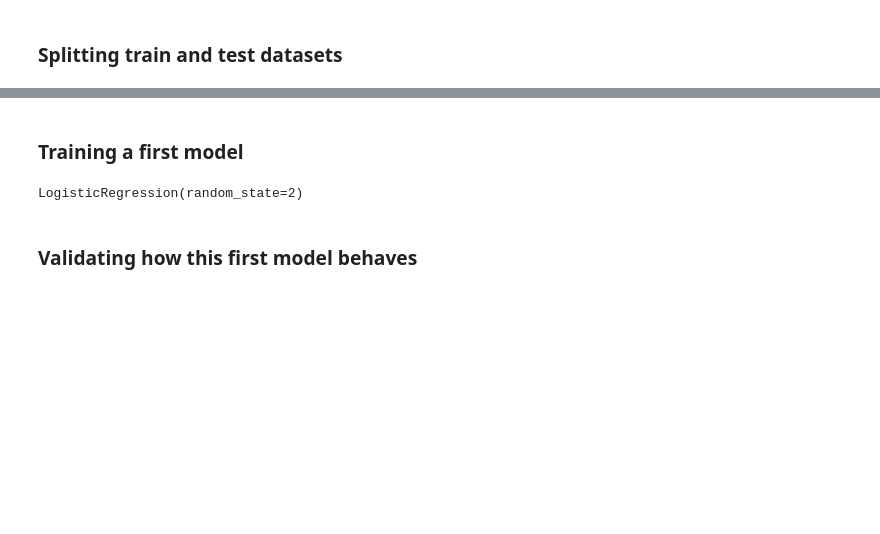
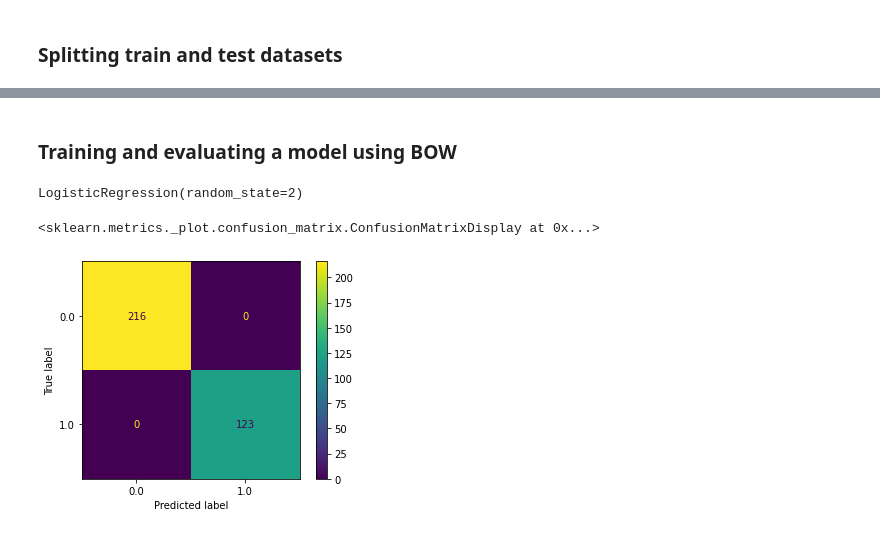
Before and after one commit to mlosadao/workshop3-social-networks-analysis, a Jupyter notebook: sentiment-analysis.ipynb, the cells around one changed output, grey strips where cells are left out. Drawn from its saved outputs; the diff is of its cells as text; code cells hidden in the pictures; blank space fills up the shorter version.

```diff
--- a/sentiment-analysis.ipynb
+++ b/sentiment-analysis.ipynb
@@ -159,0 +101,2 @@ Name: sentiment, dtype: float64
+# %%
+bow = CountVectorizer(tokenizer = tokenizer, stop_words = stop_words)
@@ -159,0 +105,2 @@ Name: sentiment, dtype: float64
+# %%
+X_bow = bow.fit_transform(X_train)
@@ -160,13 +109,16 @@ Name: sentiment, dtype: float64
 # %% [markdown]
-### Training a first model
+### Training and evaluating a model using BOW
 # %%
 logistic_model = LogisticRegression(random_state = 2)
 # %%
-logistic_model.fit(X_train, y_train)
+logistic_model.fit(X_bow, y_train)
 # %% [output]
 LogisticRegression(random_state=2)
 # %%
-y_train_predict = logistic_model.predict(X_train)
-y_test_predict = logistic_model.predict(X_test)
+y_train_bow_predict = logistic_model.predict(X_bow)
+y_test_bow_predict = logistic_model.predict(bow.transform(X_test))
-# %% [markdown]
-### Validating how this first model behaves
+# %%
+ConfusionMatrixDisplay.from_predictions(y_train, y_train_bow_predict)
+# %% [output]
+<sklearn.metrics._plot.confusion_matrix.ConfusionMatrixDisplay at 0x...>
+[figure, added]
```
Also changed, not shown: parts of 58 cells of this notebook, 2 other files.
